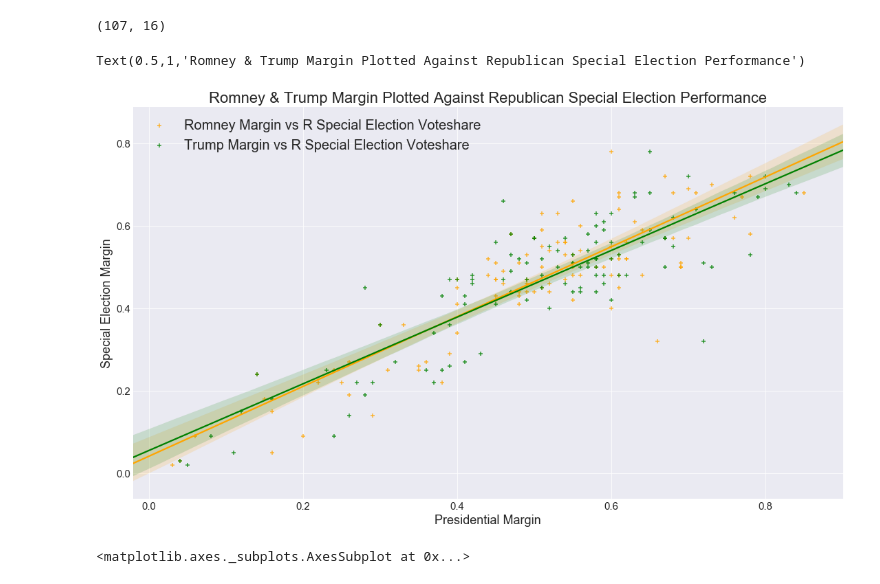
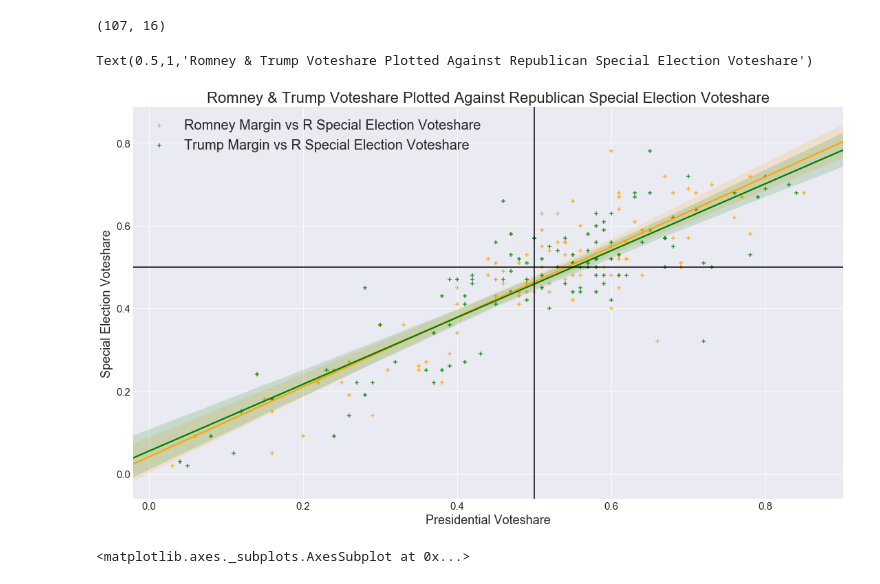
Before and after one commit to itlyons/Side_Projects, a Jupyter notebook: special_elections/dailykos_data.ipynb, the cells around one changed output. Cells and saved outputs as stored; diff of their text form; code cells hidden in the pictures.

```diff
--- a/special_elections/dailykos_data.ipynb
+++ b/special_elections/dailykos_data.ipynb
@@ -125,18 +127,20 @@ dfkos.shape
 # %%
 ROMNEY = sns.regplot(x='12_romney', y='18_r_vshare', data=dfkos, color='orange', scatter=True, marker='+',
             order=1, label="Romney Margin vs R Special Election Voteshare")
 TRUMP = sns.regplot(x='16_trump', y='18_r_vshare', data=dfkos, color='green', scatter=True,
                     marker='+', order=1, label="Trump Margin vs R Special Election Voteshare")
-plt.xlabel('Presidential Margin')
-plt.ylabel('Special Election Margin')
+plt.xlabel('Presidential Voteshare')
+plt.ylabel('Special Election Voteshare')
 fig = matplotlib.pyplot.gcf()
 plt.legend(fontsize=20)
 fig.set_size_inches(18.5, 10.5)
+plt.axhline(y=0.5, color='black')
+plt.axvline(x=0.5, color='black')
 
-plt.title("Romney & Trump Margin Plotted Against Republican Special Election Performance", fontsize=22)
+plt.title("Romney & Trump Voteshare Plotted Against Republican Special Election Voteshare", fontsize=22)
 # %% [output]
-Text(0.5,1,'Romney & Trump Margin Plotted Against Republican Special Election Performance')
+Text(0.5,1,'Romney & Trump Voteshare Plotted Against Republican Special Election Voteshare')
-[figure, old version]
+[figure, new version]
 # %%
 corr = df538.corr()
 # Generate a mask for the upper triangle
```
Also changed, not shown: parts of 6 cells of this notebook.
